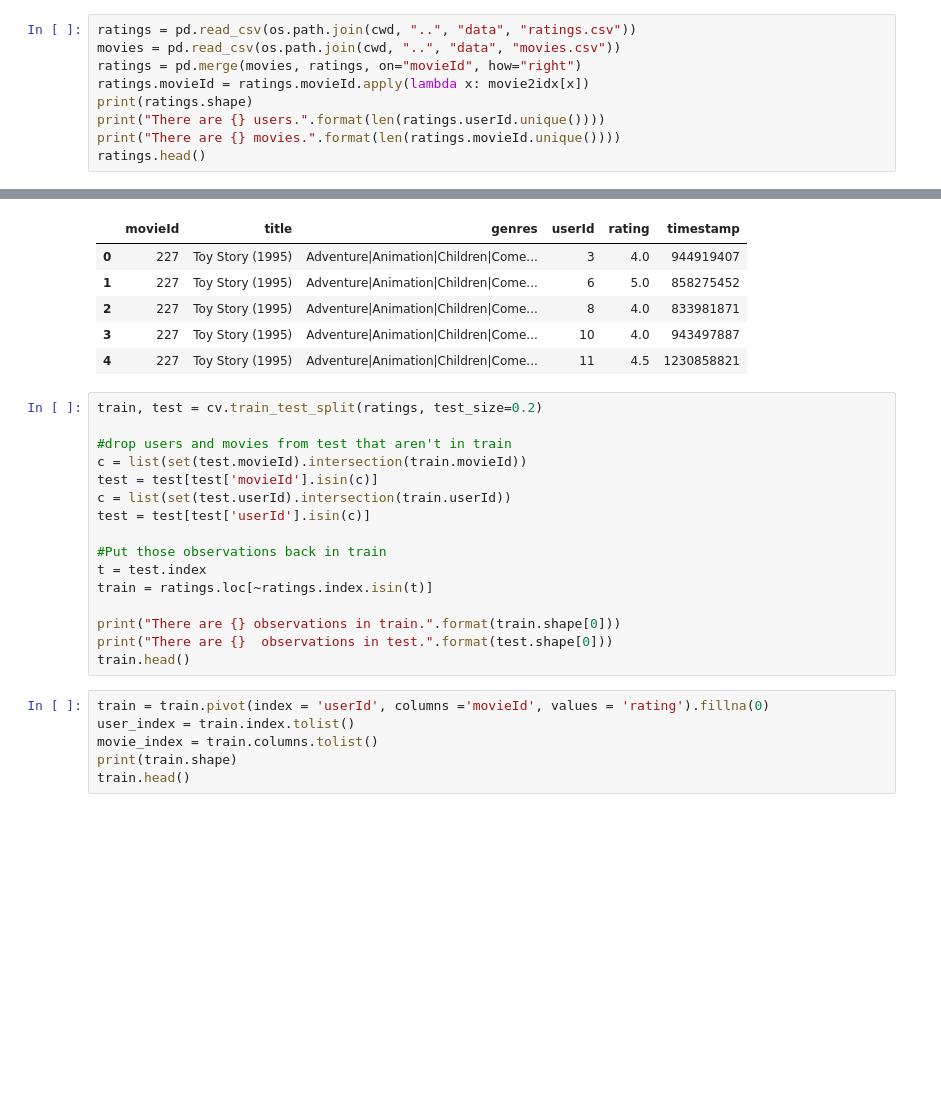
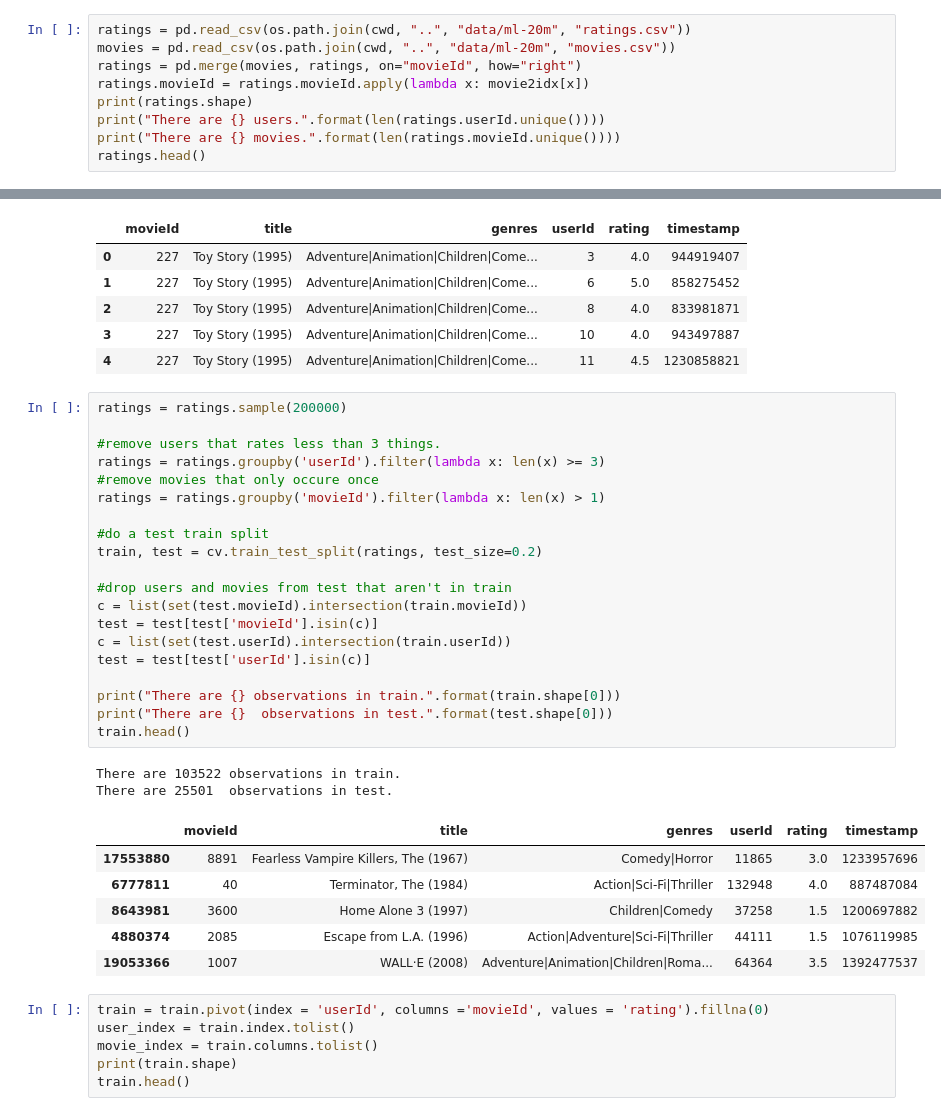
Before and after one commit to alineberry/my-movie-recommender, a Jupyter notebook: notebooks/collaborative-matrix-factorization-approach.ipynb, the cells around one changed output, grey strips where cells are left out. Saved outputs shown, nothing was run; the diff lists cells and outputs as text; blank space fills up the shorter version.

```diff
--- a/notebooks/collaborative-matrix-factorization-approach.ipynb
+++ b/notebooks/collaborative-matrix-factorization-approach.ipynb
@@ -130,8 +130,8 @@ from scipy.sparse import csr_matrix
 from scipy.sparse.linalg import svds
 from sklearn import cross_validation as cv
 # %%
-ratings = pd.read_csv(os.path.join(cwd, "..", "data", "ratings.csv"))
-movies = pd.read_csv(os.path.join(cwd, "..", "data", "movies.csv"))
+ratings = pd.read_csv(os.path.join(cwd, "..", "data/ml-20m", "ratings.csv"))
+movies = pd.read_csv(os.path.join(cwd, "..", "data/ml-20m", "movies.csv"))
 ratings = pd.merge(movies, ratings, on="movieId", how="right")
 ratings.movieId = ratings.movieId.apply(lambda x: movie2idx[x])
 print(ratings.shape)
@@ -149,21 +149,34 @@ There are 26744 movies.
 | 3 | 227 | Toy Story (1995) | Adventure|Animation|Children|Come... | 10 | 4.0 | 943497887 |
 | 4 | 227 | Toy Story (1995) | Adventure|Animation|Children|Come... | 11 | 4.5 | 1230858821 |
 # %%
+ratings = ratings.sample(200000)
+
+#remove users that rates less than 3 things.
+ratings = ratings.groupby('userId').filter(lambda x: len(x) >= 3)
+#remove movies that only occure once
+ratings = ratings.groupby('movieId').filter(lambda x: len(x) > 1)
+
+#do a test train split
 train, test = cv.train_test_split(ratings, test_size=0.2)
 
 #drop users and movies from test that aren't in train
 c = list(set(test.movieId).intersection(train.movieId))
 test = test[test['movieId'].isin(c)]
 c = list(set(test.userId).intersection(train.userId))
 test = test[test['userId'].isin(c)]
 
-#Put those observations back in train
-t = test.index
-train = ratings.loc[~ratings.index.isin(t)]
-
 print("There are {} observations in train.".format(train.shape[0]))
 print("There are {}  observations in test.".format(test.shape[0]))
 train.head()
+# %% [output]
+There are 103522 observations in train.
+There are 25501  observations in test.
+|  | movieId | title | genres | userId | rating | timestamp |
+| 17553880 | 8891 | Fearless Vampire Killers, The (1967) | Comedy|Horror | 11865 | 3.0 | 1233957696 |
+| 6777811 | 40 | Terminator, The (1984) | Action|Sci-Fi|Thriller | 132948 | 4.0 | 887487084 |
+| 8643981 | 3600 | Home Alone 3 (1997) | Children|Comedy | 37258 | 1.5 | 1200697882 |
+| 4880374 | 2085 | Escape from L.A. (1996) | Action|Adventure|Sci-Fi|Thriller | 44111 | 1.5 | 1076119985 |
+| 19053366 | 1007 | WALL·E (2008) | Adventure|Animation|Children|Roma... | 64364 | 3.5 | 1392477537 |
 # %%
 train = train.pivot(index = 'userId', columns ='movieId', values = 'rating').fillna(0)
 user_index = train.index.tolist()
```
Also changed, not shown: parts of 14 cells of this notebook.
